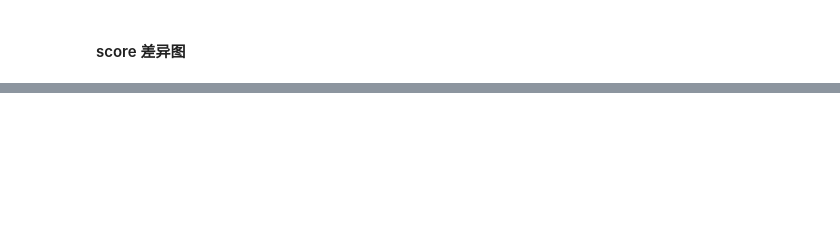
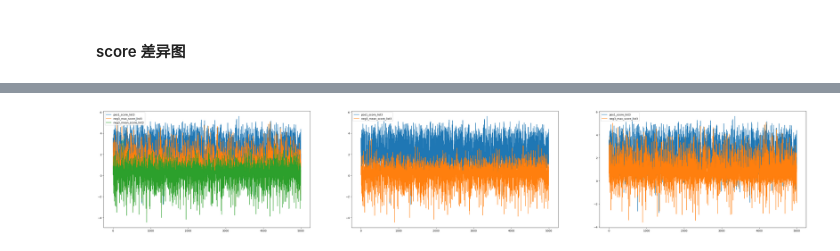
Before and after one commit to nkuzjh/LAVIS, a Jupyter notebook: debug_experiments_statistic_analysis.ipynb, the cells around one changed output, grey strips where cells are left out. Saved outputs shown, nothing was run; the diff lists cells and outputs as text; code cells hidden in the pictures; blank space fills up the shorter version.

```diff
--- a/debug_experiments_statistic_analysis.ipynb
+++ b/debug_experiments_statistic_analysis.ipynb
@@ -1597,0 +1965,18 @@ plt.show()
+# %%
+plt.figure(figsize=(48,8))
+plt.subplot(1,3,1)
+plt.plot(range(5000), pos1_score_list3)
+plt.plot(range(5000), neg3_max_score_list3)
+plt.plot(range(5000), neg3_mean_score_list3)
+plt.legend(['pos1_score_list3', 'neg3_max_score_list3', 'neg3_mean_score_list3'], loc='upper left')
+plt.subplot(1,3,2)
+plt.plot(range(5000), pos1_score_list3)
+plt.plot(range(5000), neg3_mean_score_list3)
+plt.legend(['pos1_score_list3', 'neg3_mean_score_list3'], loc='upper left')
+plt.subplot(1,3,3)
+plt.plot(range(5000), pos1_score_list3)
+plt.plot(range(5000), neg3_max_score_list3)
+plt.legend(['pos1_score_list3', 'neg3_max_score_list3'], loc='upper left')
+plt.show()
+# %% [output]
+[figure, added]
```
Also changed, not shown: parts of 41 cells of this notebook.
